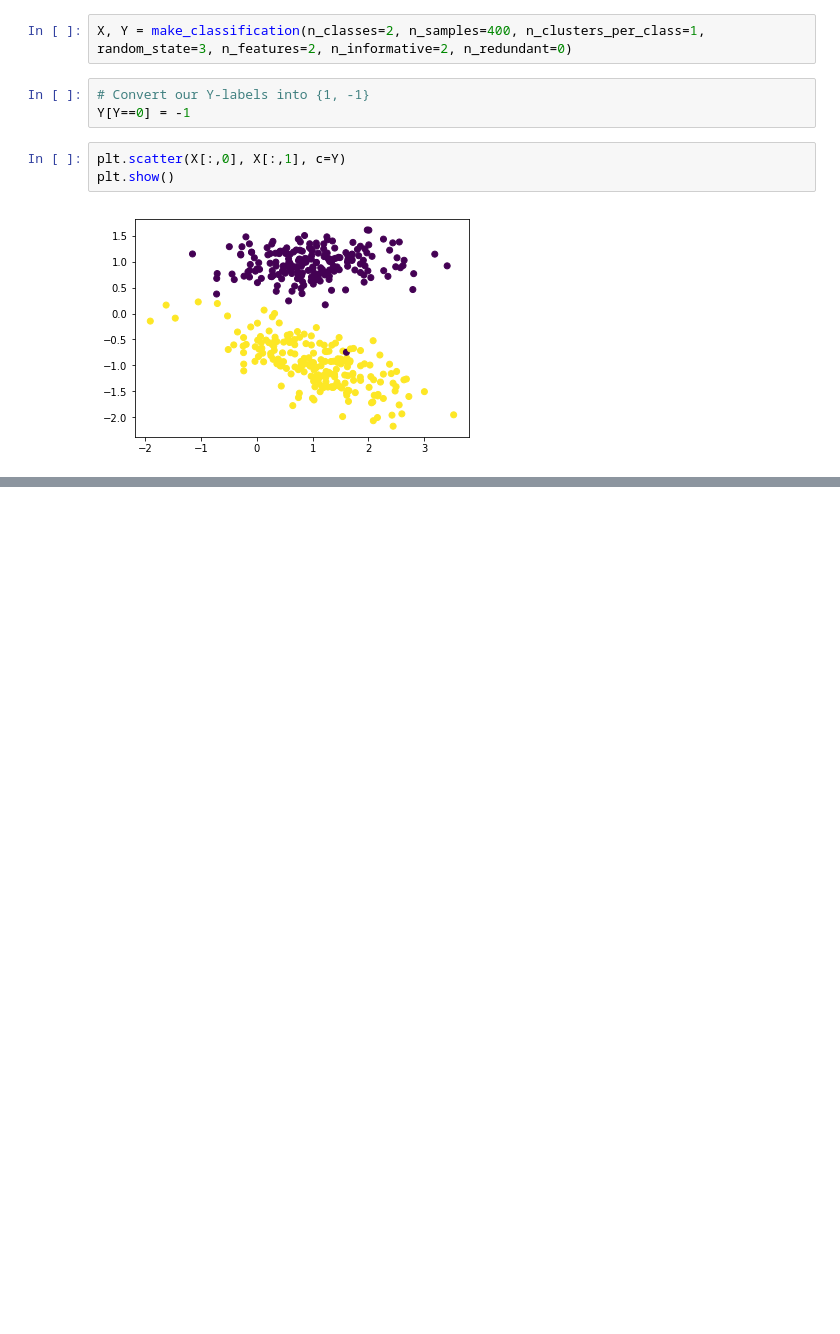
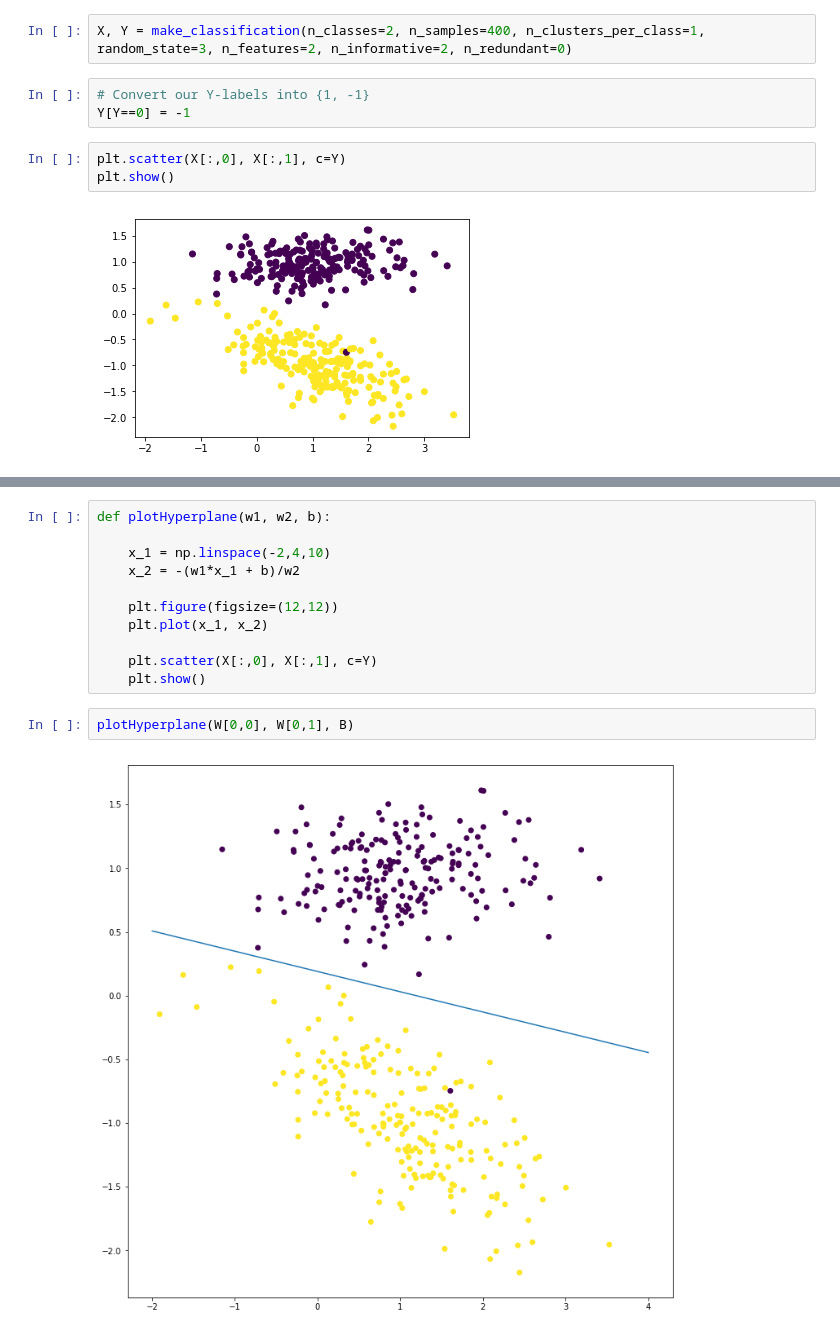
Before and after one commit to CheshtaK/ML-Basics, a Jupyter notebook: SVM.ipynb, the cells around one changed output, grey strips where cells are left out. Drawn from its saved outputs; the diff is of its cells as text; blank space fills up the shorter version.

```diff
--- a/SVM.ipynb
+++ b/SVM.ipynb
@@ -56,0 +107,15 @@ mySVM.fit(X,Y)
+# %%
+def plotHyperplane(w1, w2, b):
+
+    x_1 = np.linspace(-2,4,10)
+    x_2 = -(w1*x_1 + b)/w2
+
+    plt.figure(figsize=(12,12))
+    plt.plot(x_1, x_2)
+
+    plt.scatter(X[:,0], X[:,1], c=Y)
+    plt.show()
+# %%
+plotHyperplane(W[0,0], W[0,1], B)
+# %% [output]
+[figure, added]
```
Also changed, not shown: parts of 6 cells of this notebook.
